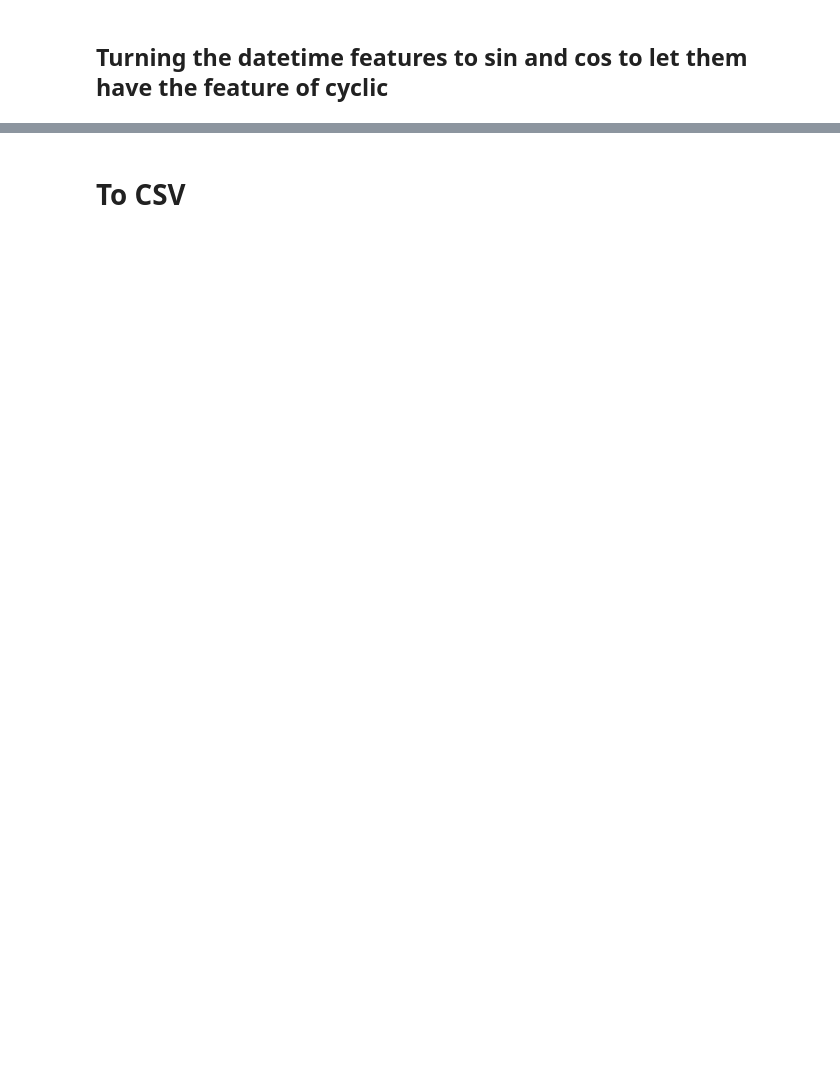
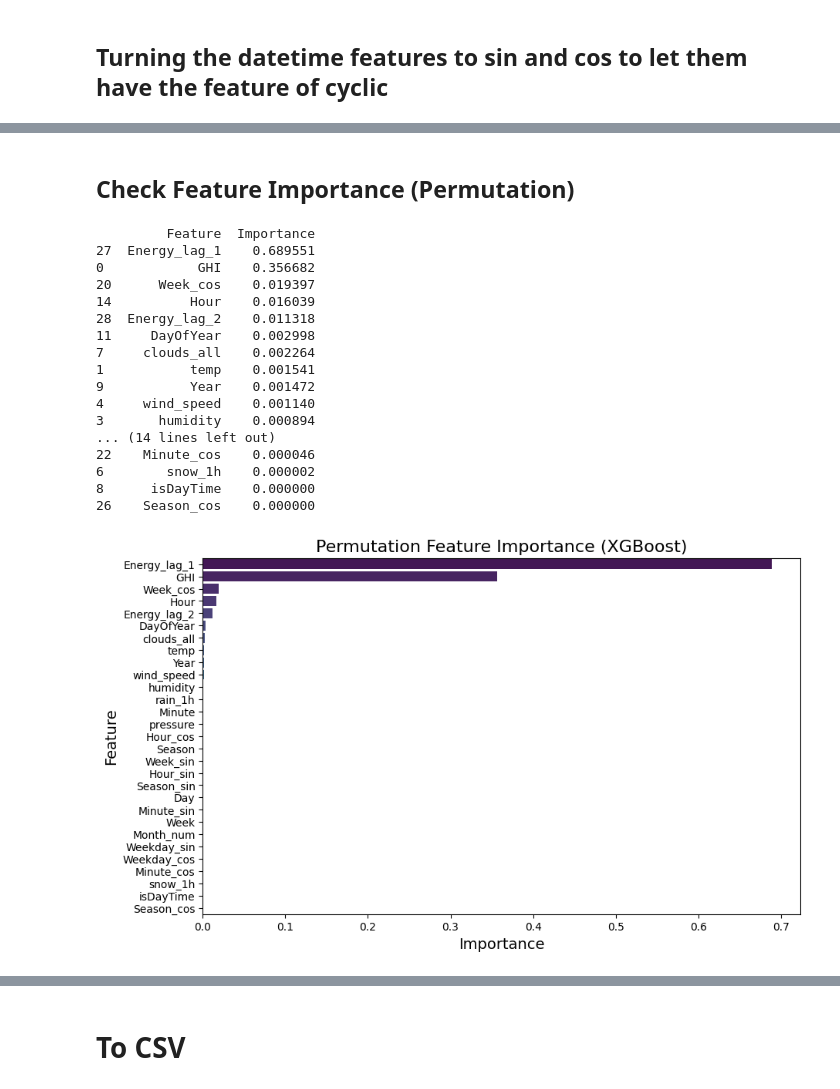
Before and after one commit to chenming7777/greenlight, a Jupyter notebook: solar_preprocessing/renewable-energy-and-weather-conditions-analysis.ipynb, the cells around one changed output, grey strips where cells are left out. Cells and saved outputs as stored; diff of their text form; code cells hidden in the pictures; blank space fills up the shorter version.

```diff
--- a/solar_preprocessing/renewable-energy-and-weather-conditions-analysis.ipynb
+++ b/solar_preprocessing/renewable-energy-and-weather-conditions-analysis.ipynb
@@ -582,3 +587,5 @@ df = df.select_dtypes(exclude=['object'])
+# %%
+df.rename(columns={'Energy delta[Wh]': 'Energy delta_Wh'}, inplace=True)
 # %%
 df.info()
 # %% [output]
@@ -632,0 +652,9 @@ plt.show()
+# %%
+from sklearn.preprocessing import MinMaxScaler
+
+scaler = MinMaxScaler()
+numeric_cols = ['Energy delta_Wh', 'GHI', 'temp', 'pressure', 'humidity',
+                'wind_speed', 'rain_1h', 'snow_1h', 'clouds_all']
+df[numeric_cols] = scaler.fit_transform(df[numeric_cols])
+
+df
@@ -632,0 +708,57 @@ plt.show()
+# %% [markdown]
+## Check Feature Importance (Permutation)
+# %%
+# Define X (features) and y (target)
+FEATURES = [col for col in df.columns if col != 'Energy delta_Wh']
+X = df[FEATURES]
+y = df['Energy delta_Wh']
+# %%
+import pandas as pd
+import numpy as np
+import matplotlib.pyplot as plt
+import seaborn as sns
+from xgboost import XGBRegressor
+from sklearn.inspection import permutation_importance
+
+# 1️ Train the XGBoost Model
+model = XGBRegressor(n_estimators=200, learning_rate=0.05, max_depth=6, random_state=42)
+model.fit(X, y)
+
+# 2️ Compute Permutation Feature Importance
+perm_importance = permutation_importance(model, X, y, n_repeats=10, random_state=42)
+
+# 3️ Convert Results to DataFrame
+feature_importance = pd.DataFrame({
+    "Feature": X.columns,
+    "Importance": perm_importance.importances_mean
+}).sort_values(by="Importance", ascending=False)
+
+# 4️ Display Important Features
+print(feature_importance)
+
+# 5 Visualize Feature Importance
+plt.figure(figsize=(10, 6))
+sns.barplot(x="Importance", y="Feature", data=feature_importance, palette="viridis")
+plt.title("Permutation Feature Importance (XGBoost)", fontsize=16)
+plt.xlabel("Importance", fontsize=14)
+plt.ylabel("Feature", fontsize=14)
+plt.show()
+# %% [output]
+         Feature  Importance
+27  Energy_lag_1    0.689551
+0            GHI    0.356682
+20      Week_cos    0.019397
+14          Hour    0.016039
+28  Energy_lag_2    0.011318
+11     DayOfYear    0.002998
+7     clouds_all    0.002264
+1           temp    0.001541
+9           Year    0.001472
+4     wind_speed    0.001140
+3       humidity    0.000894
+... (14 lines left out)
+22    Minute_cos    0.000046
+6        snow_1h    0.000002
+8      isDayTime    0.000000
+26    Season_cos    0.000000
+[figure, added]
```
Also changed, not shown: parts of 51 cells of this notebook, 2 other files.
